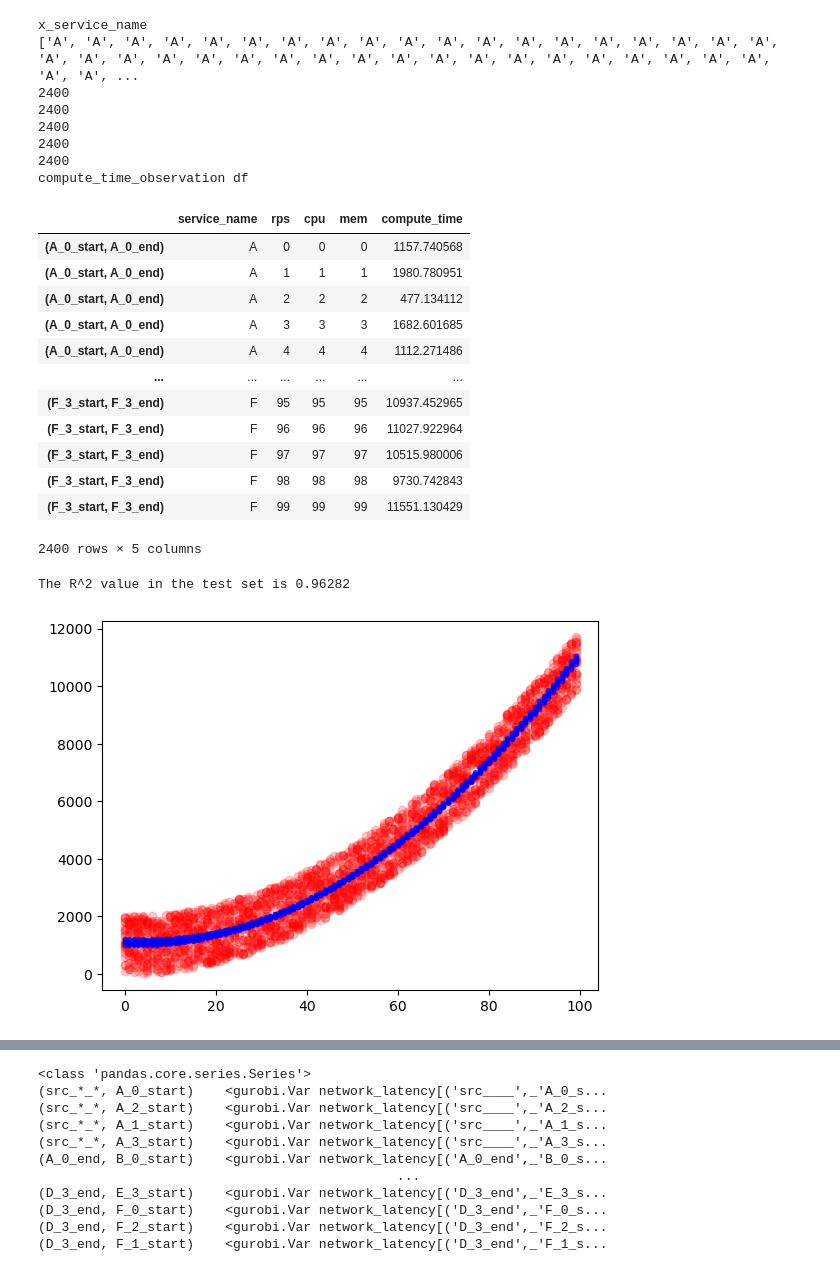
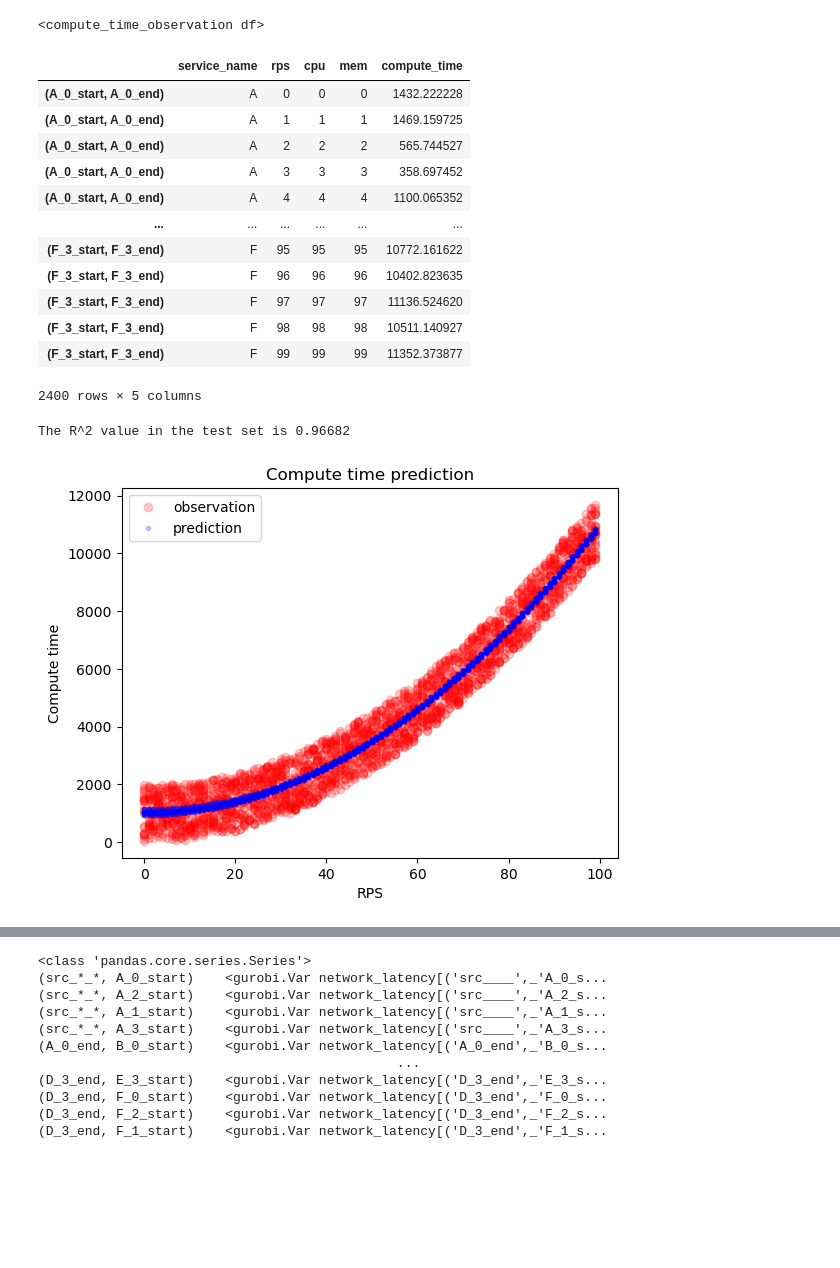
Before and after one commit to netarch/slate-sim, a Jupyter notebook: ml_optimizer.ipynb, the cells around one changed output, grey strips where cells are left out. Saved outputs shown, nothing was run; the diff lists cells and outputs as text; code cells hidden in the pictures; blank space fills up the shorter version.

```diff
--- a/ml_optimizer.ipynb
+++ b/ml_optimizer.ipynb
@@ -87,7 +131,6 @@ svc_name_list = list()
 compute_arc_var_name = list()
 for repl in sim.dag.all_replica:
     if repl.service.name != "User":
-        # var_name = trunc(repl.to_str())+"_start" + "_" + trunc(repl.to_str())+"_end"
         var_name = (trunc(repl.to_str())+"_start", trunc(repl.to_str())+"_end")
         compute_arc_var_name.append(var_name)
         svc_name_list.append(repl.service.name)
@@ -98,17 +141,14 @@ for parent_repl in sim.dag.child_replica:
         child_repl_list = sim.dag.child_replica[parent_repl][child_svc]
         for child_repl in child_repl_list:
             if parent_repl.service.name == "User":
-                # var_name = "src_*_*" + "_" + trunc(child_repl.to_str())+"_start"
                 var_name = ("src_*_*", trunc(child_repl.to_str())+"_start")
                 if var_name not in network_arc_var_name:
                     network_arc_var_name.append(var_name)
             else:
-                # var_name = trunc(parent_repl.to_str())+"_end" + "_" + trunc(child_repl.to_str())+"_start"
                 var_name = (trunc(parent_repl.to_str())+"_end",  trunc(child_repl.to_str())+"_start")
                 if var_name not in network_arc_var_name:
                     network_arc_var_name.append(var_name)
             if sim.dag.is_leaf(child_repl.service):
-                # var_name = trunc(child_repl.to_str())+"_end" + "_" + "dst_*_*"
                 var_name = (trunc(child_repl.to_str())+"_end", "dst_*_*")
                 if var_name not in network_arc_var_name:
                     network_arc_var_name.append(var_name)
@@ -117,12 +157,7 @@ other_arc_var_name = list()
 for repl in sim.dag.all_replica:
     if sim.dag.is_leaf(repl.service):
         other_arc_var_name.append(trunc(repl.to_str())+"_end" + "_" + "dst_*_*")
-# for v in network_arc_var_name:
-#     print(v)
-# print("compute_arc_var: ", len(compute_arc_var_name))
-# print("network_arc_var: ", len(network_arc_var_name))
-# print("other_arc_var_name: ", len(other_arc_var_name))
-# print("total_arc_var: ", len(compute_arc_var_name) + len(network_arc_var_name) + len(other_arc_var_name))
+
 total_var_name = compute_arc_var_name + network_arc_var_name + other_arc_var_name
 x_repl_name = list()
 for i in range(len(compute_arc_var_name)):
@@ -131,19 +166,27 @@ for i in range(len(compute_arc_var_name)):
     x_repl_name += [compute_arc_var_name[i]] * num_data_point
     x_service_name += svc_name_list[i] * num_data_point
 
-print("x_service_name")
-print(x_service_name)
-
 for _ in compute_arc_var_name:
     for i in range(num_data_point):
         y_compute_time.append(pow(x_rps[i],true_function_degree) + random.random()*randomize_factor)
         # y_compute_time.append(pow(x_rps[i],true_function_degree) + x_cpu[i] + random.random()*randomize_factor)
 
-print(len(x_rps))
-print(len(x_cpu))
-print(len(x_repl_name))
-print(len(x_service_name))
-print(len(y_compute_time))
+## Debug print
+# for v in network_arc_var_name:
+#     print(v)
+# print("compute_arc_var: ", len(compute_arc_var_name))
+# print("network_arc_var: ", len(network_arc_var_name))
+# print("other_arc_var_name: ", len(other_arc_var_name))
+# print("total_arc_var: ", len(compute_arc_var_name) + len(network_arc_var_name) + len(other_arc_var_name))
+
+# print("x_service_name")
+# print(x_service_name)
+
+# print(len(x_rps))
+# print(len(x_cpu))
+# print(len(x_repl_name))
+# print(len(x_service_name))
+# print(len(y_compute_time))
 
 compute_time_observation = pd.DataFrame(
     data={
@@ -159,7 +202,7 @@ compute_time_observation = pd.DataFrame(
 # with pd.option_context('display.max_rows', None,):
 #     with pd.option_context('display.max_colwidth', None):
 #         display(compute_time_observation)
-print("compute_time_observation df")
+print("<compute_time_observation df>")
 display(compute_time_observation)
 
 X = compute_time_observation[["service_name", "rps", "cpu", "mem"]]
@@ -193,53 +236,50 @@ elif regressor_degree > 1:
     reg.fit(X_train, y_train)
     #################################################
     ## Break down polynomial regressor pipeline ##
     #################################################
     # print("Original X_train: ", X_train)
     # X_train_T = feat_transform.fit_transform(X_train)
     # print("X_train_T: ", X_train_T)
     # poly = PolynomialFeatures(degree=regressor_degree, include_bias=True)
     # X_train_poly = poly.fit_transform(X_train_T)
     # print("X_train_poly: ", X_train_poly)
     # reg = LinearRegression()
     # reg.fit(X_train_poly, y_train)
     # print("poly.get_feature_names_out(): ", poly.get_feature_names_out())
 
 ## Debug print
 # print(reg[0])
 # print(reg[1])
 # print(reg)
 
 ## Print trained parameters(coefficients) of the model
 # print("Coefficients of linear regression model: ", reg["linearregression"].coef_)
 
 ## Run prediction and compare it with the ground truth to see how accurate the trained model is
 y_pred = reg.predict(X_test)
 print(f"The R^2 value in the test set is {np.round(r2_score(y_test, y_pred),5)}")
-plt.plot(X["rps"], y, 'ro', label="compute_time_observation", alpha=0.2)
-plt.plot(X["rps"], reg.predict(X), 'b.', label="compute_time_observation", alpha=0.2)
+plt.plot(X["rps"], y, 'ro', label="observation", alpha=0.2)
+plt.plot(X["rps"], reg.predict(X), 'b.', label="prediction", alpha=0.2)
+plt.legend()
+plt.title("Compute time prediction")
+plt.xlabel("RPS")
+plt.ylabel("Compute time")
 plt.show()
 # %% [output]
-x_service_name
-['A', 'A', 'A', 'A', 'A', 'A', 'A', 'A', 'A', 'A', 'A', 'A', 'A', 'A', 'A', 'A', 'A', 'A', 'A', 'A', 'A', 'A', 'A', 'A', 'A', 'A', 'A', 'A', 'A', 'A', 'A', 'A', 'A', 'A', 'A', 'A', 'A', 'A', 'A', 'A', ...
-2400
-2400
-2400
-2400
-2400
-compute_time_observation df
+<compute_time_observation df>
 |  | service_name | rps | cpu | mem | compute_time |
-| (A_0_start, A_0_end) | A | 0 | 0 | 0 | 1157.740568 |
-| (A_0_start, A_0_end) | A | 1 | 1 | 1 | 1980.780951 |
-| (A_0_start, A_0_end) | A | 2 | 2 | 2 | 477.134112 |
-| (A_0_start, A_0_end) | A | 3 | 3 | 3 | 1682.601685 |
-| (A_0_start, A_0_end) | A | 4 | 4 | 4 | 1112.271486 |
+| (A_0_start, A_0_end) | A | 0 | 0 | 0 | 1432.222228 |
+| (A_0_start, A_0_end) | A | 1 | 1 | 1 | 1469.159725 |
+| (A_0_start, A_0_end) | A | 2 | 2 | 2 | 565.744527 |
+| (A_0_start, A_0_end) | A | 3 | 3 | 3 | 358.697452 |
+| (A_0_start, A_0_end) | A | 4 | 4 | 4 | 1100.065352 |
 | ... | ... | ... | ... | ... | ... |
-| (F_3_start, F_3_end) | F | 95 | 95 | 95 | 10937.452965 |
-| (F_3_start, F_3_end) | F | 96 | 96 | 96 | 11027.922964 |
-| (F_3_start, F_3_end) | F | 97 | 97 | 97 | 10515.980006 |
-| (F_3_start, F_3_end) | F | 98 | 98 | 98 | 9730.742843 |
-| (F_3_start, F_3_end) | F | 99 | 99 | 99 | 11551.130429 |
+| (F_3_start, F_3_end) | F | 95 | 95 | 95 | 10772.161622 |
+| (F_3_start, F_3_end) | F | 96 | 96 | 96 | 10402.823635 |
+| (F_3_start, F_3_end) | F | 97 | 97 | 97 | 11136.524620 |
+| (F_3_start, F_3_end) | F | 98 | 98 | 98 | 10511.140927 |
+| (F_3_start, F_3_end) | F | 99 | 99 | 99 | 11352.373877 |
 2400 rows × 5 columns
-The R^2 value in the test set is 0.96282
+The R^2 value in the test set is 0.96682
-[figure, old version]
+[figure, new version]
 # %%
```
Also changed, not shown: parts of 22 cells of this notebook.
